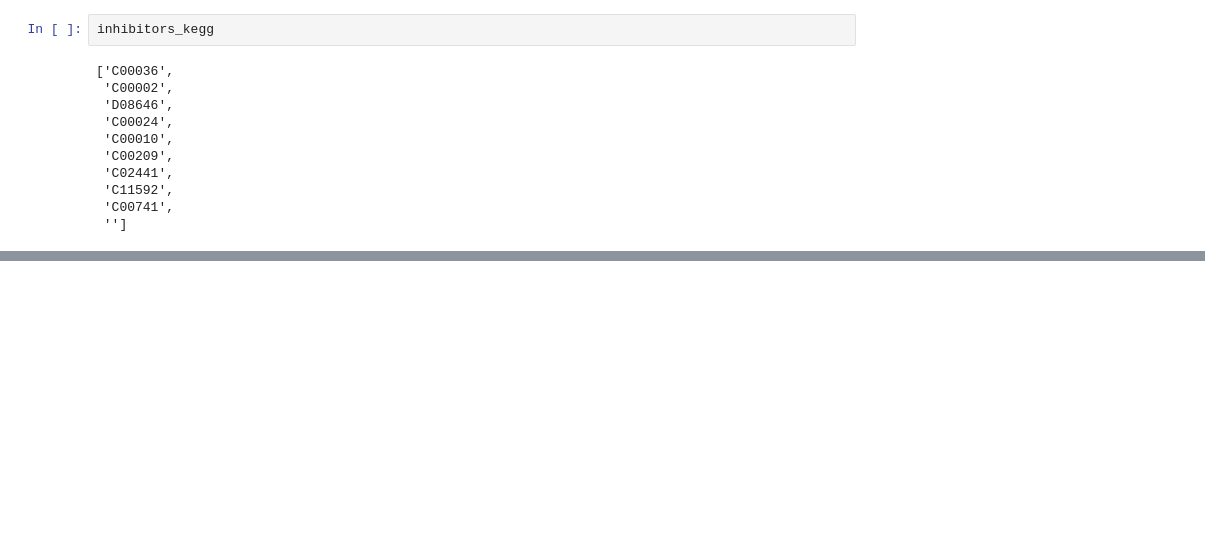
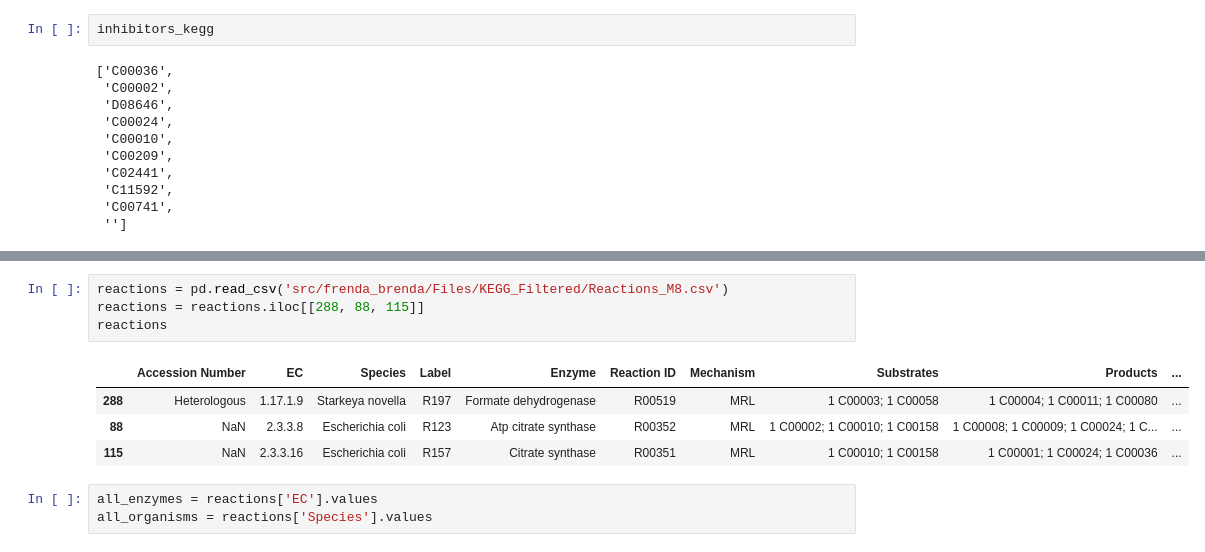
Before and after one commit to carothersresearch/ECFERS, a Jupyter notebook: notebooks/get_inhibitors.ipynb, the cells around one changed output, grey strips where cells are left out. Saved outputs shown, nothing was run; the diff lists cells and outputs as text; blank space fills up the shorter version.

```diff
--- a/notebooks/get_inhibitors.ipynb
+++ b/notebooks/get_inhibitors.ipynb
@@ -171,3 +176,15 @@ for i,row in reactions.iterrows():
+# %%
+reactions = pd.read_csv('src/frenda_brenda/Files/KEGG_Filtered/Reactions_M8.csv')
+reactions = reactions.iloc[[288, 88, 115]]
+reactions
+# %% [output]
+|  | Accession Number | EC | Species | Label | Enzyme | Reaction ID | Mechanism | Substrates | Products | ... |
+| 288 | Heterologous | 1.17.1.9 | Starkeya novella | R197 | Formate dehydrogenase | R00519 | MRL | 1 C00003; 1 C00058 | 1 C00004; 1 C00011; 1 C00080 | ... |
+| 88 | NaN | 2.3.3.8 | Escherichia coli | R123 | Atp citrate synthase | R00352 | MRL | 1 C00002; 1 C00010; 1 C00158 | 1 C00008; 1 C00009; 1 C00024; 1 C... | ... |
+| 115 | NaN | 2.3.3.16 | Escherichia coli | R157 | Citrate synthase | R00351 | MRL | 1 C00010; 1 C00158 | 1 C00001; 1 C00024; 1 C00036 | ... |
+# %%
+all_enzymes = reactions['EC'].values
+all_organisms = reactions['Species'].values
 # %%
 all_inhibitors = list(map(lambda e: get_inhibitors(s, e, output = 'kegg'), all_enzymes))
 
```
Also changed, not shown: parts of 8 cells of this notebook, 32 other files.
